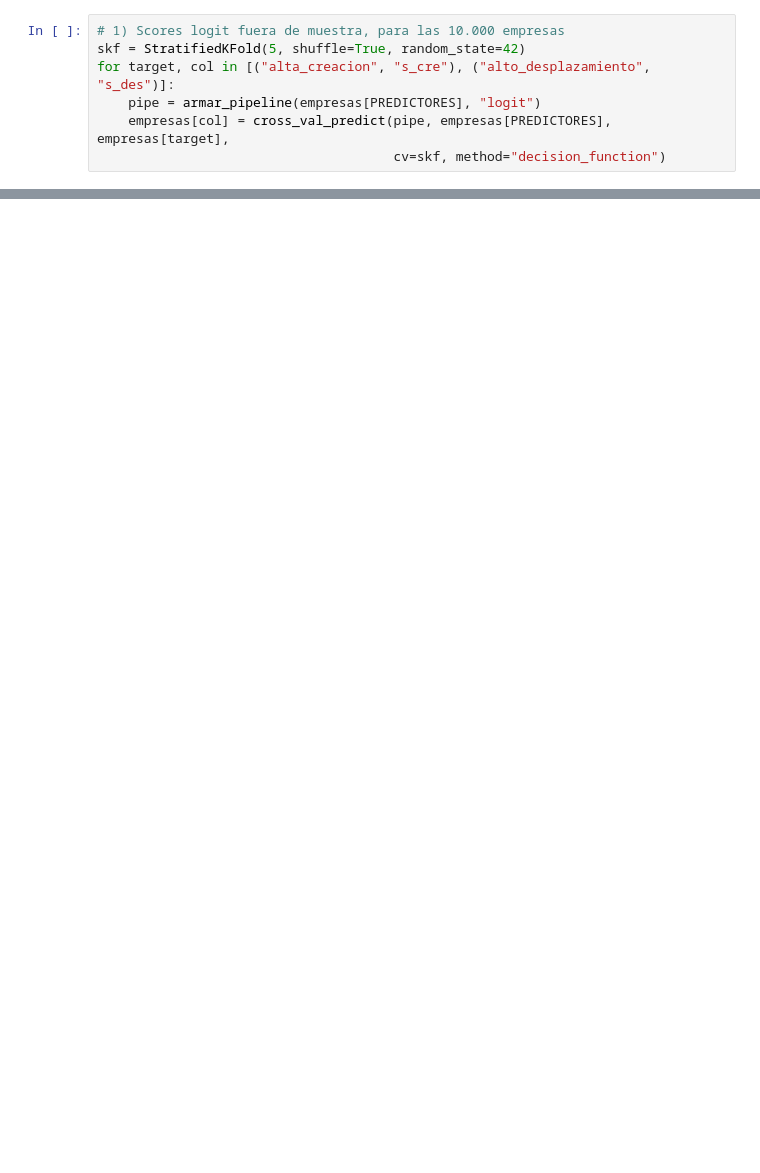
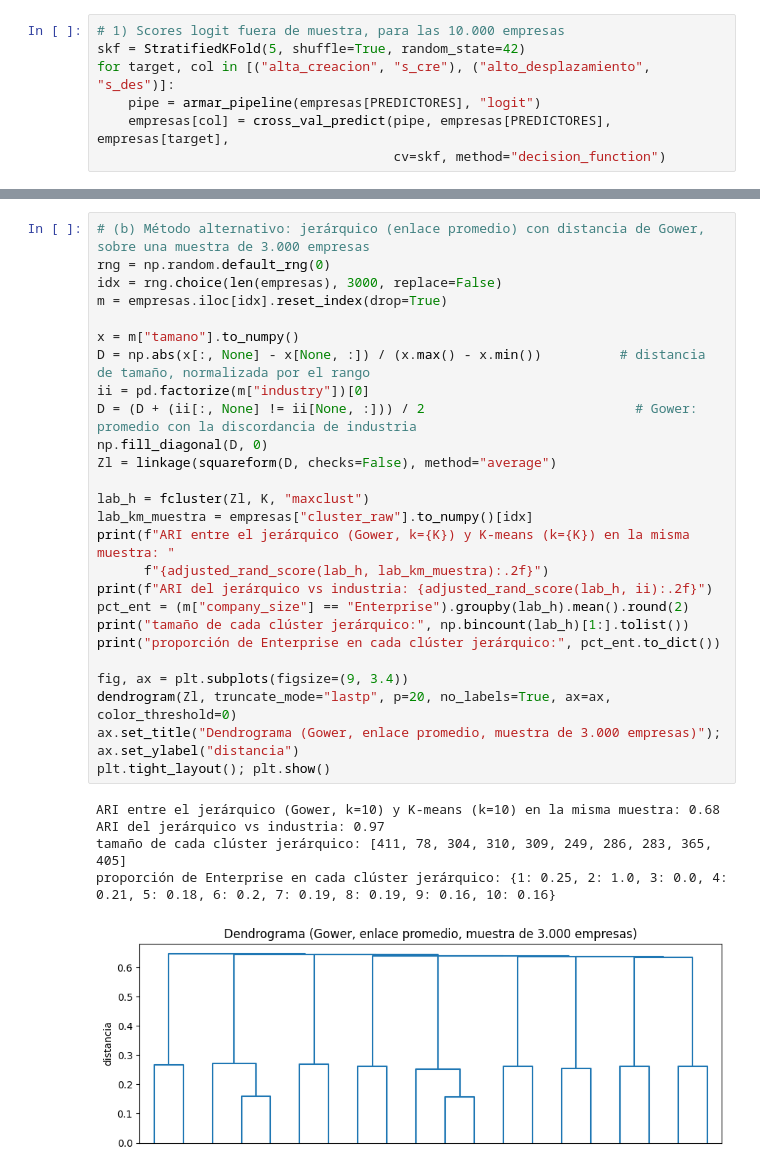
Before and after one commit to Franncippi/Proyecto-mentoria-M09, a Jupyter notebook: notebooks/03_modelado.ipynb, the cells around one changed output, grey strips where cells are left out. Drawn from its saved outputs; the diff is of its cells as text; blank space fills up the shorter version.

```diff
--- a/notebooks/03_modelado.ipynb
+++ b/notebooks/03_modelado.ipynb
@@ -1009,0 +1060,32 @@ plt.show()
+# %%
+# (b) Método alternativo: jerárquico (enlace promedio) con distancia de Gower, sobre una muestra de 3.000 empresas
+rng = np.random.default_rng(0)
+idx = rng.choice(len(empresas), 3000, replace=False)
+m = empresas.iloc[idx].reset_index(drop=True)
+
+x = m["tamano"].to_numpy()
+D = np.abs(x[:, None] - x[None, :]) / (x.max() - x.min())          # distancia de tamaño, normalizada por el rango
+ii = pd.factorize(m["industry"])[0]
+D = (D + (ii[:, None] != ii[None, :])) / 2                           # Gower: promedio con la discordancia de industria
+np.fill_diagonal(D, 0)
+Zl = linkage(squareform(D, checks=False), method="average")
+
+lab_h = fcluster(Zl, K, "maxclust")
+lab_km_muestra = empresas["cluster_raw"].to_numpy()[idx]
+print(f"ARI entre el jerárquico (Gower, k={K}) y K-means (k={K}) en la misma muestra: "
+      f"{adjusted_rand_score(lab_h, lab_km_muestra):.2f}")
+print(f"ARI del jerárquico vs industria: {adjusted_rand_score(lab_h, ii):.2f}")
+pct_ent = (m["company_size"] == "Enterprise").groupby(lab_h).mean().round(2)
+print("tamaño de cada clúster jerárquico:", np.bincount(lab_h)[1:].tolist())
+print("proporción de Enterprise en cada clúster jerárquico:", pct_ent.to_dict())
+
+fig, ax = plt.subplots(figsize=(9, 3.4))
+dendrogram(Zl, truncate_mode="lastp", p=20, no_labels=True, ax=ax, color_threshold=0)
+ax.set_title("Dendrograma (Gower, enlace promedio, muestra de 3.000 empresas)"); ax.set_ylabel("distancia")
+plt.tight_layout(); plt.show()
+# %% [output]
+ARI entre el jerárquico (Gower, k=10) y K-means (k=10) en la misma muestra: 0.68
+ARI del jerárquico vs industria: 0.97
+tamaño de cada clúster jerárquico: [411, 78, 304, 310, 309, 249, 286, 283, 365, 405]
+proporción de Enterprise en cada clúster jerárquico: {1: 0.25, 2: 1.0, 3: 0.0, 4: 0.21, 5: 0.18, 6: 0.2, 7: 0.19, 8: 0.19, 9: 0.16, 10: 0.16}
+[figure, added]
```
Also changed, not shown: parts of 70 cells of this notebook.
